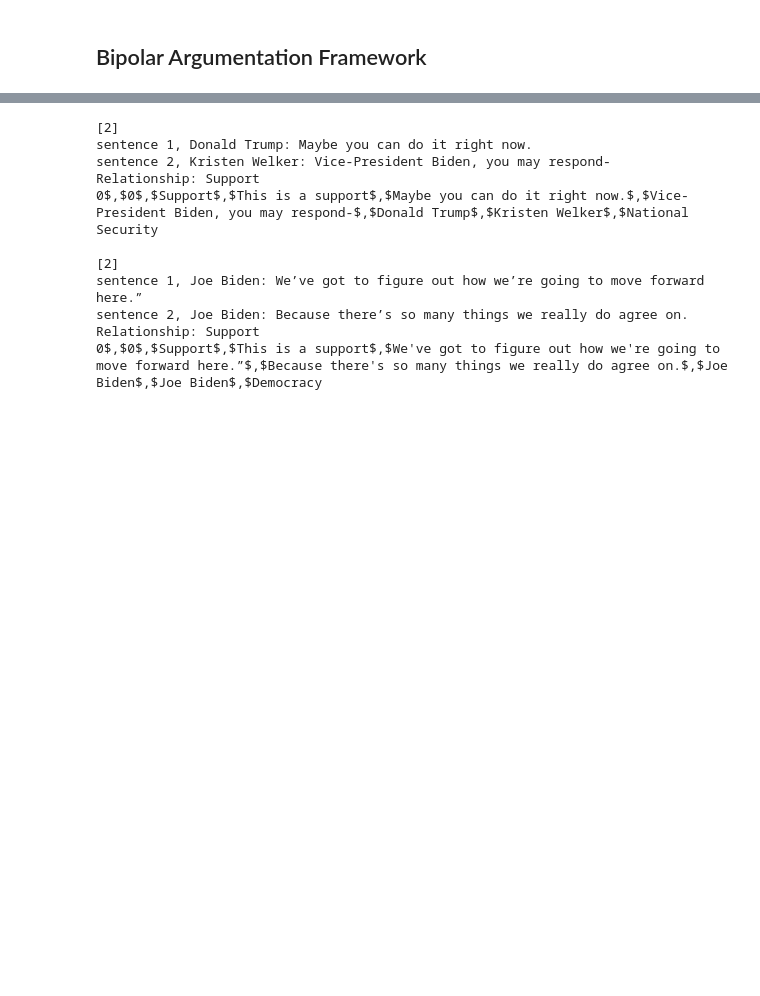
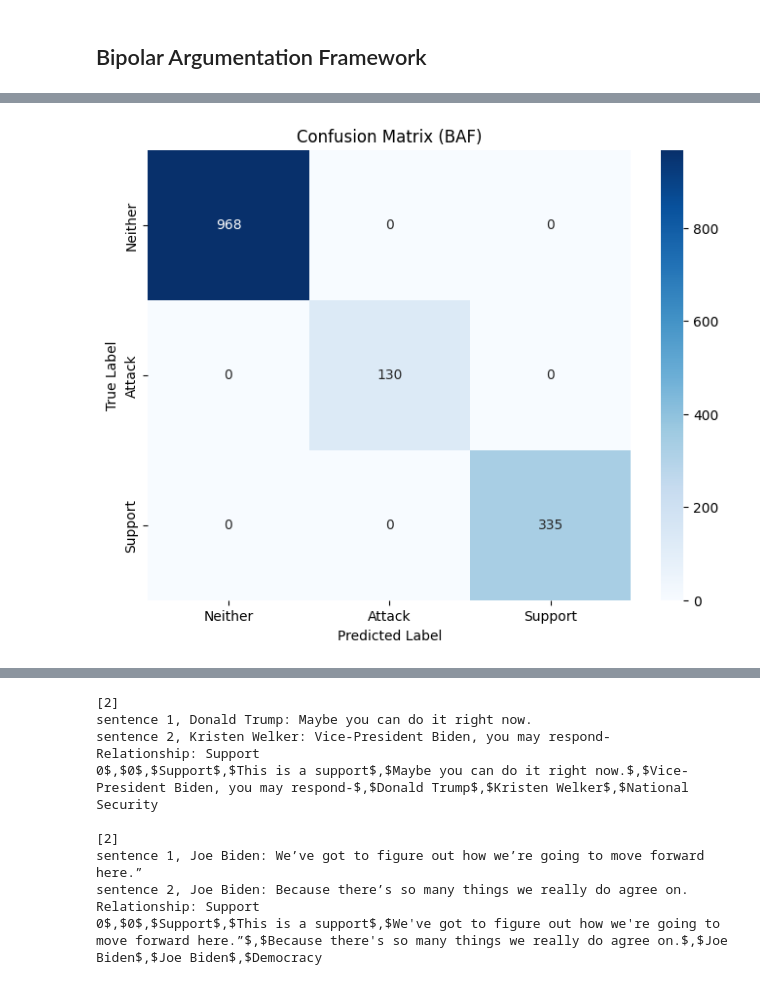
Before and after one commit to Robin-Chavigny/argumentation-analysis, a Jupyter notebook: python/Argumentation_Mining_Systeme.ipynb, the cells around one changed output, grey strips where cells are left out. Cells and saved outputs as stored; diff of their text form; code cells hidden in the pictures; blank space fills up the shorter version.

```diff
--- a/python/Argumentation_Mining_Systeme.ipynb
+++ b/python/Argumentation_Mining_Systeme.ipynb
@@ -1362,10 +1401,15 @@ Relationship: Attack
 # %% [markdown]
 ## Bipolar Argumentation Framework
 # %%
-from sklearn.ensemble import RandomForestClassifier  # ou RandomForestRegressor pour la régression
+from sklearn.ensemble import RandomForestClassifier
 from sklearn.model_selection import train_test_split
-from sklearn.metrics import accuracy_score  # ou d'autres métriques selon le problème
+from sklearn.metrics import accuracy_score, precision_score, recall_score, f1_score, confusion_matrix
+from sklearn.feature_extraction.text import TfidfVectorizer
 import pickle
+import matplotlib.pyplot as plt
+import seaborn as sns
+import numpy as np
+import pandas as pd
 
 # Create dataset
 X = []
@@ -1376,9 +1420,9 @@ for ligne in new_lignes:
     X.append(context_speakers + ' ' + context_phrases + ' ' + ' '.join(ligne[3:]))
     if ligne[1] == 'Attack':
         y.append(1)
-    elif ligne[1] == 'Support':  # Utilisation de elif pour éviter les doublons
+    elif ligne[1] == 'Support':
         y.append(2)
-    else:  # Si ni 'Attack' ni 'Support'
+    else:  # If neither 'Attack' nor 'Support'
         y.append(0)
 
 # Convert the text data to numerical data using TF-IDF
@@ -1390,7 +1434,7 @@ if len(set(y)) < 2:
     raise ValueError("The dataset must contain at least two classes.")
 
 # Split the data
-X_train, X_test, y_train, y_test = train_test_split(X_tfidf, y, test_size=0.2, random_state=42)
+X_train, X_test, y_train, y_test_baf = train_test_split(X_tfidf, y, test_size=0.2, random_state=42)
 
 # Create RandomForestClassifier
 clf = RandomForestClassifier(n_estimators=100, random_state=42)
@@ -1399,16 +1443,79 @@ clf = RandomForestClassifier(n_estimators=100, random_state=42)
 clf.fit(X_train, y_train)
 
 # Predict on test data
-y_pred = clf.predict(X_test)
+y_pred_baf = clf.predict(X_test)
 
-# Calculate accuracy
-accuracy = accuracy_score(y_test, y_pred)
+# Calculate metrics
+accuracy = accuracy_score(y_test_baf, y_pred_baf)
+precision = precision_score(y_test_baf, y_pred_baf, average='weighted')
+recall = recall_score(y_test_baf, y_pred_baf, average='weighted')
+f1 = f1_score(y_test_baf, y_pred_baf, average='weighted')
+
+# Print metrics
 print(f"Accuracy: {accuracy}")
+print(f"Precision: {precision}")
+print(f"Recall: {recall}")
+print(f"F1 Score: {f1}")
 
 # Save the vectorizer and classifier
 with open('vectorizer.pkl', 'wb') as f:
     pickle.dump(vectorizer, f)
 with open('classifier.pkl', 'wb') as f:
     pickle.dump(clf, f)
+
+# Plot confusion matrices
+conf_matrix = confusion_matrix(y_test_baf, y_pred_baf)
+plt.figure(figsize=(8, 6))
+sns.heatmap(conf_matrix, annot=True, fmt='d', cmap='Blues', xticklabels=['Neither', 'Attack', 'Support'], yticklabels=['Neither', 'Attack', 'Support'])
+plt.xlabel('Predicted Label')
+plt.ylabel('True Label')
+plt.title( 'Confusion Matrix (BAF)')
+plt.show()
+
+
+# Plot feature importance for multi-class model
+feature_names = vectorizer.get_feature_names_out()
+importances_multi = clf.feature_importances_
+indices_multi = np.argsort(importances_multi)[-20:]  # Get indices for the top 10 features
+
+plt.figure(figsize=(10, 6))
+plt.title('Feature Importances (BAF)')
+plt.barh(range(len(indices_multi)), importances_multi[indices_multi], align='center')
+plt.yticks(range(len(indices_multi)), [feature_names[i] for i in indices_multi])
+plt.xlabel('Relative Importance')
+plt.show()
+
+# Compare feature importance for binary and multi-class models
+importances_binary = feature_importances
+indices_binary = np.argsort(importances_binary)[-20:]  # Get indices for the top 10 features
+
+top_features_binary = [(feature_names[i], importances_binary[i]) for i in indices_binary]
+top_features_multi = [(feature_names[i], importances_multi[i]) for i in indices_multi]
+
+# Combine top features from both models for comparison
+combined_features = list(set([feature for feature, _ in top_features_binary] + [feature for feature, _ in top_features_multi]))
+
+# Create a DataFrame for comparison
+comparison_df = pd.DataFrame(index=combined_features, columns=['AA', 'BAF'])
+
+# Ensure columns are of numeric dtype
+comparison_df = comparison_df.apply(pd.to_numeric, errors='coerce')  # Convert all columns to numeric
+
+# Fill NaN values with 0
+comparison_df.fillna(0, inplace=True)
+
+# Set values for binary model
+for feature, importance in top_features_binary:
+    comparison_df.loc[feature, 'AA'] = importance
+
+# Set values for multi-class model
+for feature, importance in top_features_multi:
+    comparison_df.loc[feature, 'BAF'] = importance
+
+# Plot comparison of feature importances
+comparison_df.plot(kind='barh', figsize=(12, 8))
+plt.xlabel('Relative Importance')
+plt.title('Comparison of Feature Importances: AA vs BAF Classification')
+plt.show()
 # %% [output]
 Accuracy: 1.0
@@ -1414,0 +1525 @@ Accuracy: 1.0
+[figure, added]
```
Also changed, not shown: parts of 2 cells of this notebook, 14 other files.
